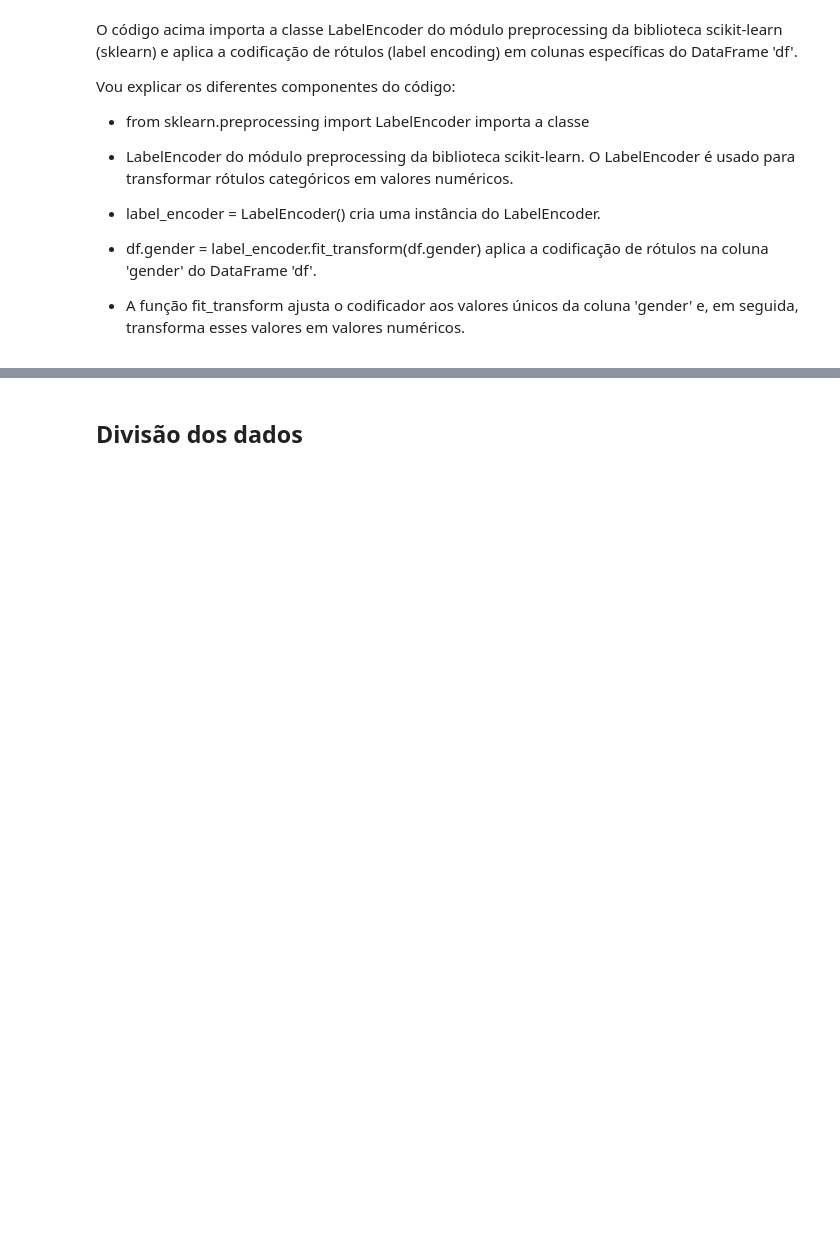
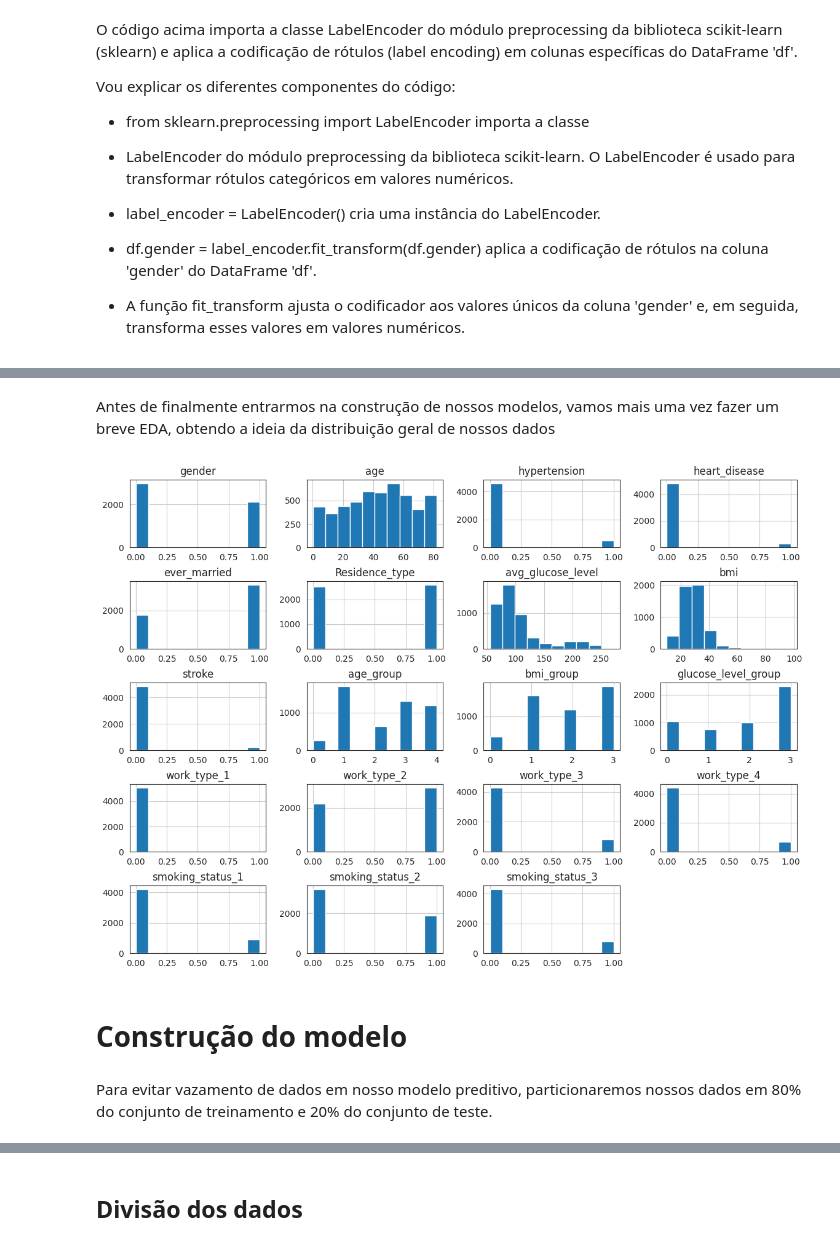
Before and after one commit to Leo-alves2/Acidente_Vascular-Cerebral, a Jupyter notebook: Analise.ipynb, the cells around one changed output, grey strips where cells are left out. Drawn from its saved outputs; the diff is of its cells as text; code cells hidden in the pictures; blank space fills up the shorter version.

```diff
--- a/Analise.ipynb
+++ b/Analise.ipynb
@@ -1022,0 +1061,5 @@ df.head(5)
+# %%
+# Loop sobre cada coluna no DataFrame onde dtype é category
+
+for col in df.select_dtypes(include=['category']).columns:
+    df[col] = label_encoder.fit_transform(df[col])
@@ -1022,0 +1110,4 @@ df.head(5)
+# %%
+# Colunas com mais de 2 valores exclusivos
+
+df = pd.get_dummies(df, columns=['work_type', 'smoking_status'], drop_first= True)
@@ -1022,0 +1143,5 @@ df.head(5)
+# %%
+# Loop sobre cada coluna no DataFrame onde dtype é bool
+
+for col in df.select_dtypes(include=['bool']).columns:
+    df[col] = label_encoder.fit_transform(df[col])
@@ -1023,3 +1179,29 @@ df.head(5)
+# %% [markdown]
+Antes de finalmente entrarmos na construção de nossos modelos, vamos mais uma vez fazer um breve EDA, obtendo a ideia da distribuição geral de nossos dados
+# %%
+# Criar o histograma
+
+ax = df.hist(bins= 10,
+        figsize=(14, 10)
+        )
+
+# Ajustar o tamanho da fonte dos rótulos dos eixos
+
+plt.xticks(fontsize= 8)
+plt.yticks(fontsize= 8)
+
+# Aumentar o espaço entre os gráficos
+
+plt.subplots_adjust(hspace=0.5)
+
+
+plt.show()
+# %% [output]
+[figure, added]
+# %% [markdown]
+# Construção do modelo
+# %% [markdown]
+Para evitar vazamento de dados em nosso modelo preditivo, particionaremos nossos dados em 80% do conjunto de treinamento e 20% do conjunto de teste.
 # %%
 # Criando duas variáveis X e Y
 # Atribuindo a X o DataFrame sem a variável alvo
```
Also changed, not shown: parts of 224 cells of this notebook.
